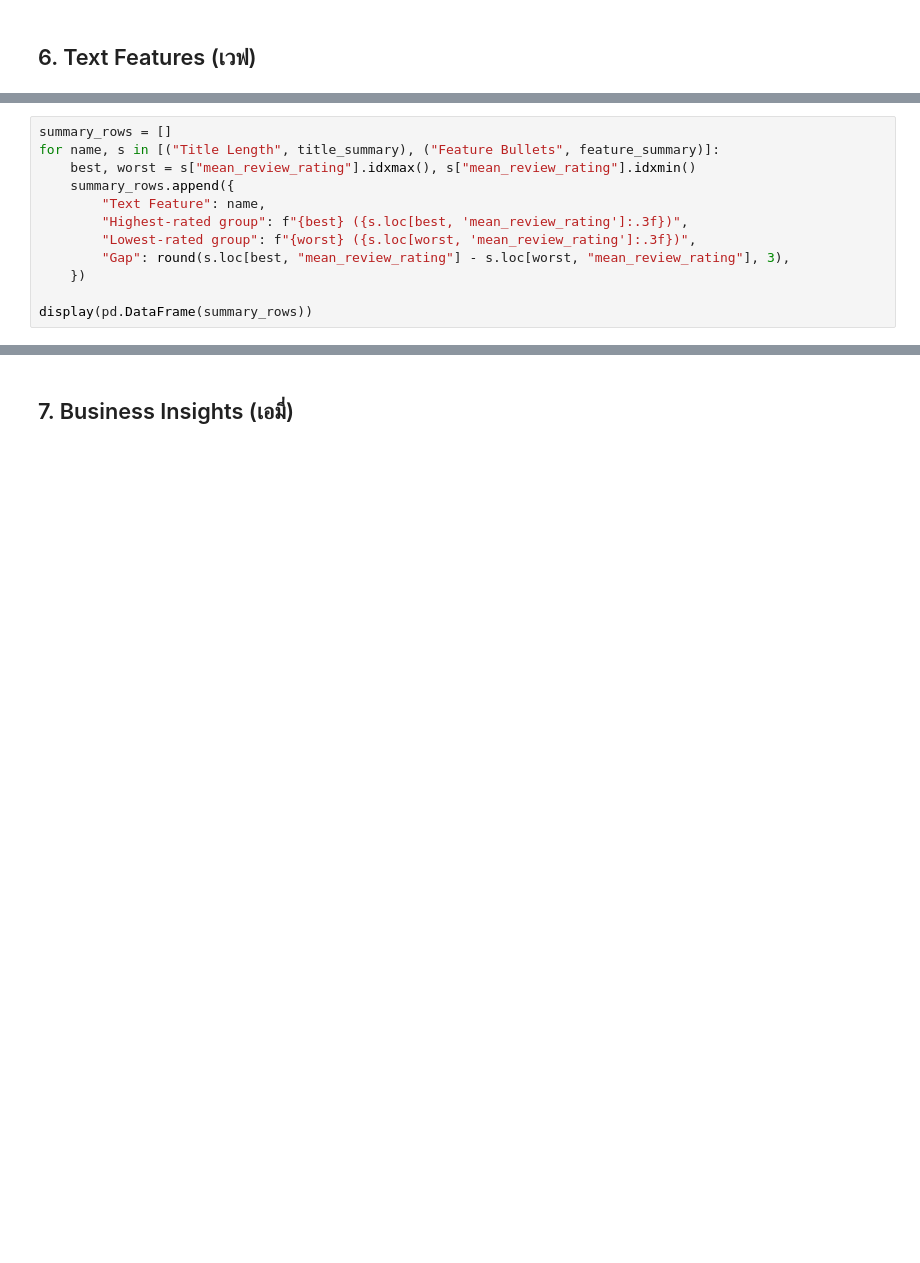
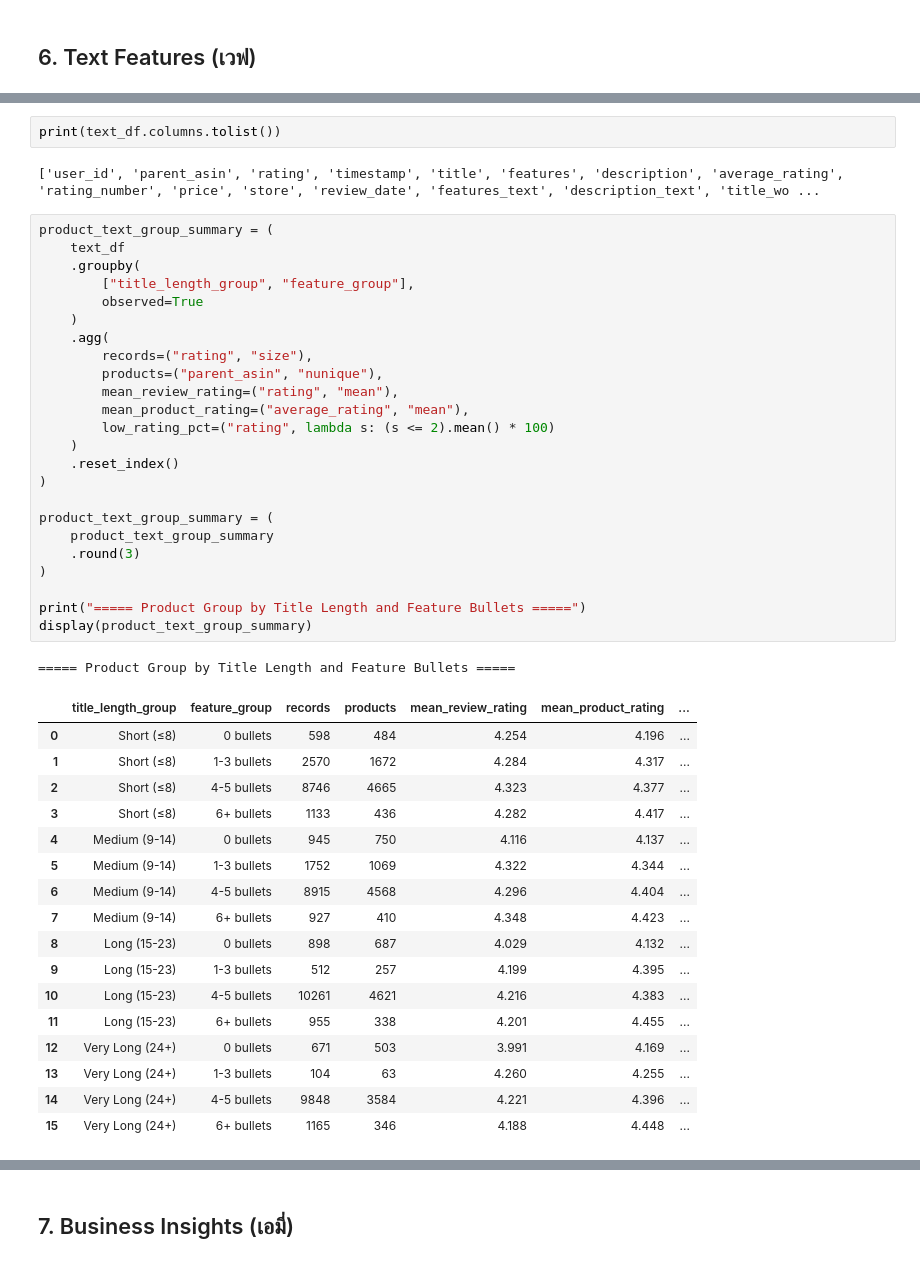
Before and after one commit to suphitchakh-web/Project_1, a Jupyter notebook: Team06_Part2.ipynb, the cells around one changed output, grey strips where cells are left out. Cells and saved outputs as stored; diff of their text form; blank space fills up the shorter version.

```diff
--- a/Team06_Part2.ipynb
+++ b/Team06_Part2.ipynb
@@ -1361,12 +1587,0 @@ plt.show()
-# %%
-summary_rows = []
-for name, s in [("Title Length", title_summary), ("Feature Bullets", feature_summary)]:
-    best, worst = s["mean_review_rating"].idxmax(), s["mean_review_rating"].idxmin()
-    summary_rows.append({
-        "Text Feature": name,
-        "Highest-rated group": f"{best} ({s.loc[best, 'mean_review_rating']:.3f})",
-        "Lowest-rated group": f"{worst} ({s.loc[worst, 'mean_review_rating']:.3f})",
-        "Gap": round(s.loc[best, "mean_review_rating"] - s.loc[worst, "mean_review_rating"], 3),
-    })
-
-display(pd.DataFrame(summary_rows))
@@ -1380,0 +1616,47 @@ display(pd.DataFrame(summary_rows))
+# %%
+print(text_df.columns.tolist())
+# %% [output]
+['user_id', 'parent_asin', 'rating', 'timestamp', 'title', 'features', 'description', 'average_rating', 'rating_number', 'price', 'store', 'review_date', 'features_text', 'description_text', 'title_wo ...
+# %%
+product_text_group_summary = (
+    text_df
+    .groupby(
+        ["title_length_group", "feature_group"],
+        observed=True
+    )
+    .agg(
+        records=("rating", "size"),
+        products=("parent_asin", "nunique"),
+        mean_review_rating=("rating", "mean"),
+        mean_product_rating=("average_rating", "mean"),
+        low_rating_pct=("rating", lambda s: (s <= 2).mean() * 100)
+    )
+    .reset_index()
+)
+
+product_text_group_summary = (
+    product_text_group_summary
+    .round(3)
+)
+
+print("===== Product Group by Title Length and Feature Bullets =====")
+display(product_text_group_summary)
+# %% [output]
+===== Product Group by Title Length and Feature Bullets =====
+|  | title_length_group | feature_group | records | products | mean_review_rating | mean_product_rating | ... |
+| 0 | Short (≤8) | 0 bullets | 598 | 484 | 4.254 | 4.196 | ... |
+| 1 | Short (≤8) | 1-3 bullets | 2570 | 1672 | 4.284 | 4.317 | ... |
+| 2 | Short (≤8) | 4-5 bullets | 8746 | 4665 | 4.323 | 4.377 | ... |
+| 3 | Short (≤8) | 6+ bullets | 1133 | 436 | 4.282 | 4.417 | ... |
+| 4 | Medium (9-14) | 0 bullets | 945 | 750 | 4.116 | 4.137 | ... |
+| 5 | Medium (9-14) | 1-3 bullets | 1752 | 1069 | 4.322 | 4.344 | ... |
+| 6 | Medium (9-14) | 4-5 bullets | 8915 | 4568 | 4.296 | 4.404 | ... |
+| 7 | Medium (9-14) | 6+ bullets | 927 | 410 | 4.348 | 4.423 | ... |
+| 8 | Long (15-23) | 0 bullets | 898 | 687 | 4.029 | 4.132 | ... |
+| 9 | Long (15-23) | 1-3 bullets | 512 | 257 | 4.199 | 4.395 | ... |
+| 10 | Long (15-23) | 4-5 bullets | 10261 | 4621 | 4.216 | 4.383 | ... |
+| 11 | Long (15-23) | 6+ bullets | 955 | 338 | 4.201 | 4.455 | ... |
+| 12 | Very Long (24+) | 0 bullets | 671 | 503 | 3.991 | 4.169 | ... |
+| 13 | Very Long (24+) | 1-3 bullets | 104 | 63 | 4.260 | 4.255 | ... |
+| 14 | Very Long (24+) | 4-5 bullets | 9848 | 3584 | 4.221 | 4.396 | ... |
+| 15 | Very Long (24+) | 6+ bullets | 1165 | 346 | 4.188 | 4.448 | ... |
```
Also changed, not shown: parts of 31 cells of this notebook.
